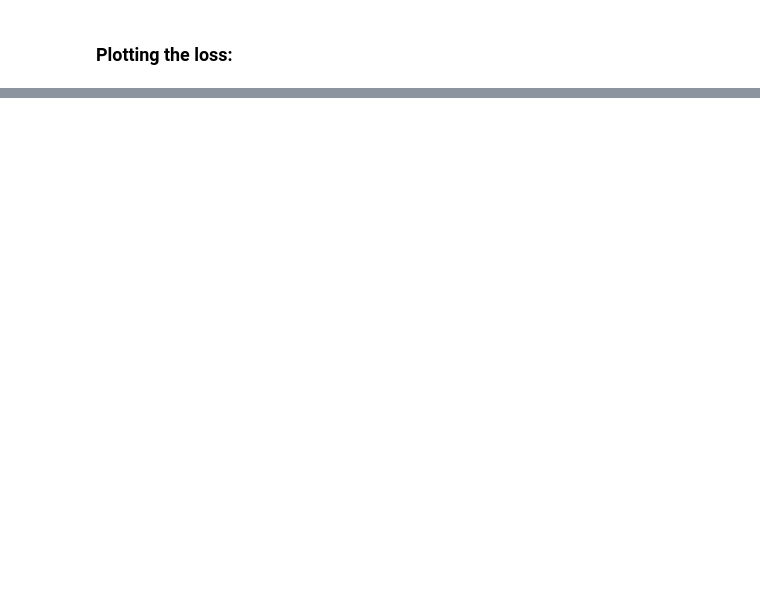
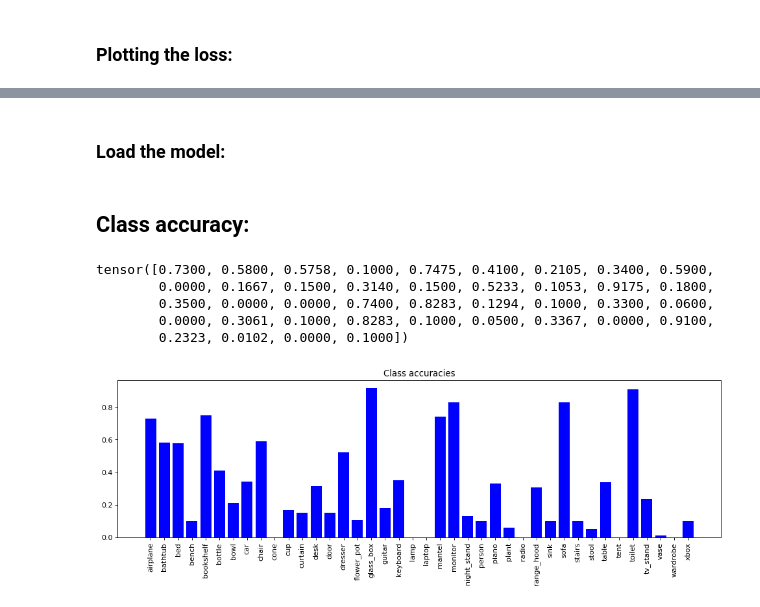
Before and after one commit to AbdullrahmanHMD/TransformersFor3dPointCLouds, a Jupyter notebook: train_notebook2.ipynb, the cells around one changed output, grey strips where cells are left out. Cells and saved outputs as stored; diff of their text form; code cells hidden in the pictures; blank space fills up the shorter version.

```diff
--- a/train_notebook2.ipynb
+++ b/train_notebook2.ipynb
@@ -389,2 +284,0 @@ evaluate(model, model_net_256_test, epochs, verbose=True)
-# %%
-data, label, _ = model_net_256_test[0]
@@ -395,13 +284,0 @@ print((torch.argmax(yhat) == label).item())
-# %%
-accuracy = 0
-N = len(model_net_256_test)
-model.eval()
-for point in model_net_256_test:
-    if point == None:
-        N -= 1
-        continue
-    x, y, _ = point
-    yhat = model(x.float())
-
-    if (torch.argmax(yhat) == y).item():
-        accuracy += 1
@@ -411,0 +291,2 @@ acc
+# %% [markdown]
+### Load the model:
@@ -411,0 +296,33 @@ acc
+# %% [markdown]
+## Class accuracy:
+# %%
+nb_classes = 40
+
+confusion_matrix = torch.zeros(nb_classes, nb_classes)
+with torch.no_grad():
+    for i, (inputs, classes, _) in tqdm(enumerate(test_loader)):
+        inputs = inputs.to(device)
+        classes = classes.to(device)
+        outputs = model(inputs.float())
+        _, preds = torch.max(outputs, 1)
+        for t, p in zip(classes.view(-1), preds.view(-1)):
+                confusion_matrix[t.long(), p.long()] += 1
+# %%
+class_accuracies = confusion_matrix.diag()/confusion_matrix.sum(1)
+class_accuracies
+# %% [output]
+tensor([0.7300, 0.5800, 0.5758, 0.1000, 0.7475, 0.4100, 0.2105, 0.3400, 0.5900,
+        0.0000, 0.1667, 0.1500, 0.3140, 0.1500, 0.5233, 0.1053, 0.9175, 0.1800,
+        0.3500, 0.0000, 0.0000, 0.7400, 0.8283, 0.1294, 0.1000, 0.3300, 0.0600,
+        0.0000, 0.3061, 0.1000, 0.8283, 0.1000, 0.0500, 0.3367, 0.0000, 0.9100,
+        0.2323, 0.0102, 0.0000, 0.1000])
+# %%
+figure(figsize=(15, 4), dpi=80)
+plt.title('Class accuracies')
+y = class_accuracies.tolist()
+x = test_dataset.CLASSES
+plt.bar(x, y, color='b')
+plt.xticks(x, x, rotation=90)
+plt.show()
+# %% [output]
+[figure, added]
```
Also changed, not shown: parts of 65 cells of this notebook, 7 other files.
